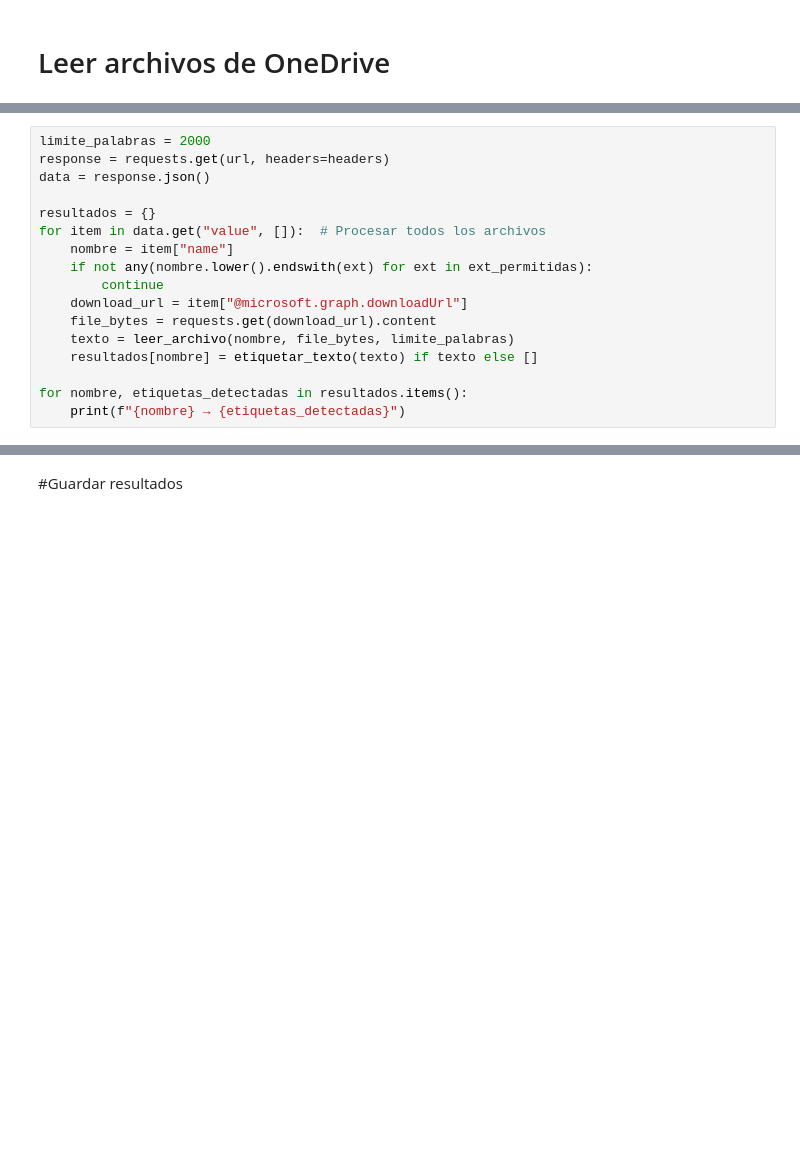
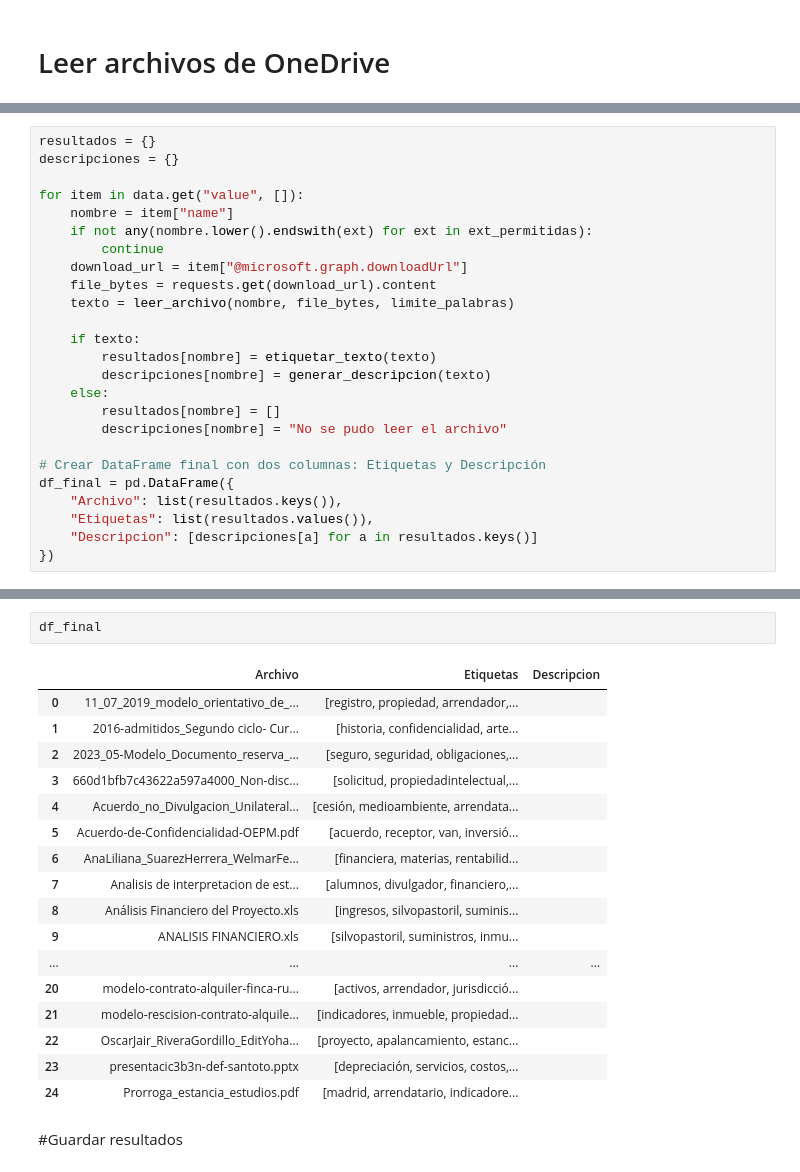
Before and after one commit to pugapatricia/gestion-documentaria-para-pymes, a Jupyter notebook: etiquetado/Etiquetado_huggingface.ipynb, the cells around one changed output, grey strips where cells are left out. Drawn from its saved outputs; the diff is of its cells as text; blank space fills up the shorter version.

```diff
--- a/etiquetado/Etiquetado_huggingface.ipynb
+++ b/etiquetado/Etiquetado_huggingface.ipynb
@@ -286,17 +238,0 @@ A detailed migration guide is available here: https://github.com/openai/openai-p
-# %%
-limite_palabras = 2000
-response = requests.get(url, headers=headers)
-data = response.json()
-
-resultados = {}
-for item in data.get("value", []):  # Procesar todos los archivos
-    nombre = item["name"]
-    if not any(nombre.lower().endswith(ext) for ext in ext_permitidas):
-        continue
-    download_url = item["@microsoft.graph.downloadUrl"]
-    file_bytes = requests.get(download_url).content
-    texto = leer_archivo(nombre, file_bytes, limite_palabras)
-    resultados[nombre] = etiquetar_texto(texto) if texto else []
-
-for nombre, etiquetas_detectadas in resultados.items():
-    print(f"{nombre} → {etiquetas_detectadas}")
@@ -375,0 +239,25 @@ for nombre in resultados:
+# %%
+resultados = {}
+descripciones = {}
+
+for item in data.get("value", []):
+    nombre = item["name"]
+    if not any(nombre.lower().endswith(ext) for ext in ext_permitidas):
+        continue
+    download_url = item["@microsoft.graph.downloadUrl"]
+    file_bytes = requests.get(download_url).content
+    texto = leer_archivo(nombre, file_bytes, limite_palabras)
+
+    if texto:
+        resultados[nombre] = etiquetar_texto(texto)
+        descripciones[nombre] = generar_descripcion(texto)
+    else:
+        resultados[nombre] = []
+        descripciones[nombre] = "No se pudo leer el archivo"
+
+# Crear DataFrame final con dos columnas: Etiquetas y Descripción
+df_final = pd.DataFrame({
+    "Archivo": list(resultados.keys()),
+    "Etiquetas": list(resultados.values()),
+    "Descripcion": [descripciones[a] for a in resultados.keys()]
+})
@@ -376,3 +282,23 @@ for nombre in resultados:
+# %%
+df_final
+# %% [output]
+|  | Archivo | Etiquetas | Descripcion |
+| 0 | 11_07_2019_modelo_orientativo_de_... | [registro, propiedad, arrendador,... |  |
+| 1 | 2016-admitidos_Segundo ciclo- Cur... | [historia, confidencialidad, arte... |  |
+| 2 | 2023_05-Modelo_Documento_reserva_... | [seguro, seguridad, obligaciones,... |  |
+| 3 | 660d1bfb7c43622a597a4000_Non-disc... | [solicitud, propiedadintelectual,... |  |
+| 4 | Acuerdo_no_Divulgacion_Unilateral... | [cesión, medioambiente, arrendata... |  |
+| 5 | Acuerdo-de-Confidencialidad-OEPM.pdf | [acuerdo, receptor, van, inversió... |  |
+| 6 | AnaLiliana_SuarezHerrera_WelmarFe... | [financiera, materias, rentabilid... |  |
+| 7 | Analisis de interpretacion de est... | [alumnos, divulgador, financiero,... |  |
+| 8 | Análisis Financiero del Proyecto.xls | [ingresos, silvopastoril, suminis... |  |
+| 9 | ANALISIS FINANCIERO.xls | [silvopastoril, suministros, inmu... |  |
+| ... | ... | ... | ... |
+| 20 | modelo-contrato-alquiler-finca-ru... | [activos, arrendador, jurisdicció... |  |
+| 21 | modelo-rescision-contrato-alquile... | [indicadores, inmueble, propiedad... |  |
+| 22 | OscarJair_RiveraGordillo_EditYoha... | [proyecto, apalancamiento, estanc... |  |
+| 23 | presentacic3b3n-def-santoto.pptx | [depreciación, servicios, costos,... |  |
+| 24 | Prorroga_estancia_estudios.pdf | [madrid, arrendatario, indicadore... |  |
 # %% [markdown]
 #Guardar resultados
 # %%
```
Also changed, not shown: parts of 8 cells of this notebook.
